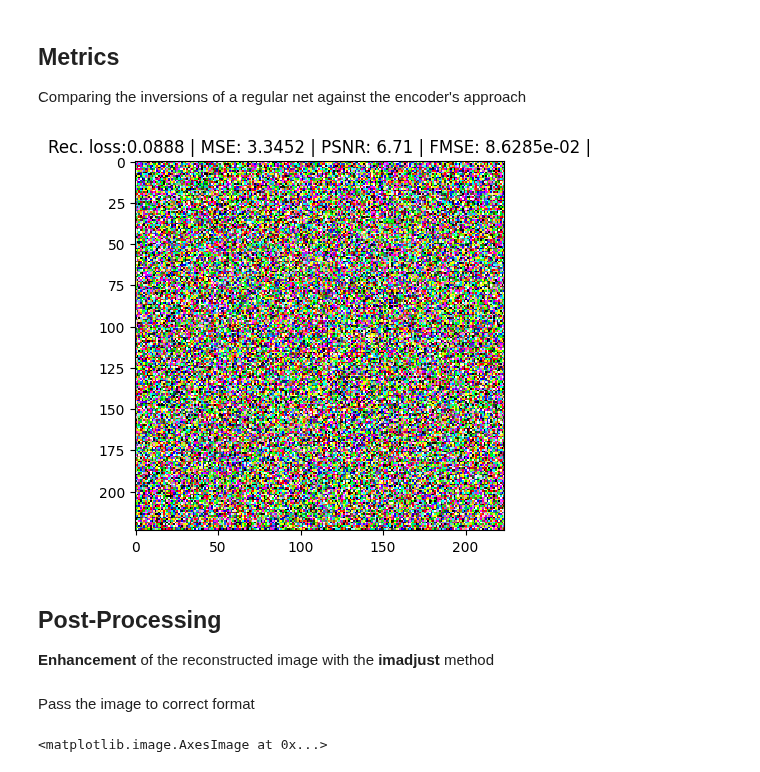
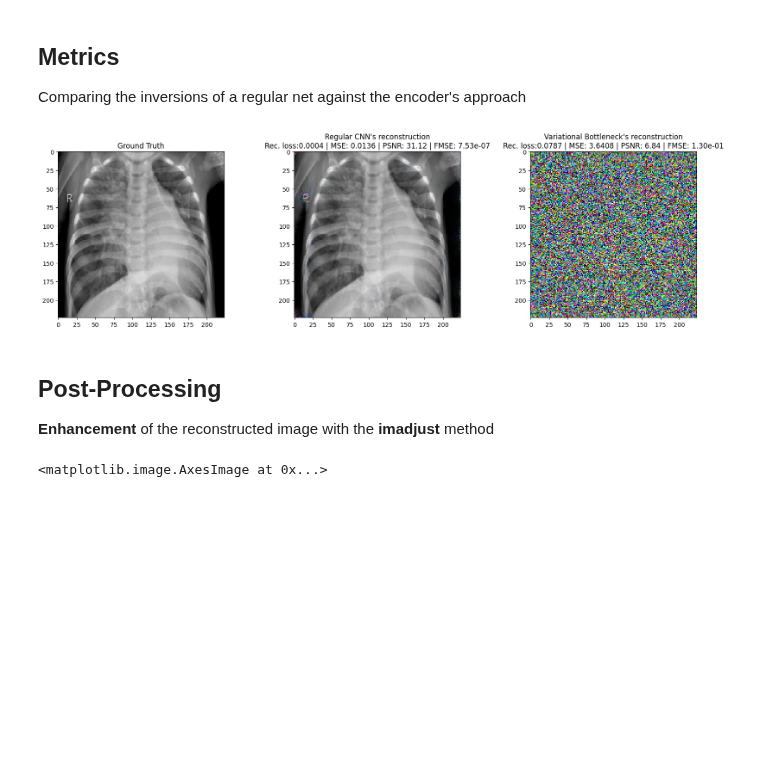
Before and after one commit to daviddelriod/FL-SecFlow, a Jupyter notebook: gradient-leakage/Almost.ipynb, the cells around one changed output. Saved outputs shown, nothing was run; the diff lists cells and outputs as text; code cells hidden in the pictures; blank space fills up the shorter version.

Commit message:
Upload with improved plots

```diff
--- a/gradient-leakage/Almost.ipynb
+++ b/gradient-leakage/Almost.ipynb
@@ -257,0 +280,4 @@ Computed loss is 0.7282
+# %%
+output_vb = model_vb(images)
+target_loss_vb = criterion(output_vb, labels)
+print(f"Computed loss is {target_loss_vb.item():.4f}")
@@ -261,4 +290,8 @@ Computed loss is 0.7282
 model.zero_grad()
 input_gradient = torch.autograd.grad(target_loss, model.parameters())
 input_gradient = [grad.detach() for grad in input_gradient]
+
+model_vb.zero_grad()
+input_gradient_vb = torch.autograd.grad(target_loss_vb, model_vb.parameters())
+input_gradient_vb = [grad.detach() for grad in input_gradient_vb]
 # %% [markdown]
@@ -303,20 +338,35 @@ Total time: 2063.9814882278442.
 # %% [markdown]
 ## Metrics
 Comparing the inversions of a regular net against the encoder's approach
-# %%
-test_mse = (output.detach() - images[1]).pow(2).mean()
-feat_mse = (model(output.detach())- model(images[1].unsqueeze(0))).pow(2).mean()
-test_psnr = inversefed.metrics.psnr(output, images, factor=1/ds)
-
-img = unnormalize(output).squeeze(0).permute(1,2,0)
-img = img.cpu().numpy()
-
-plt.imshow(img, interpolation='nearest')
-plt.title(f"Rec. loss:{stats['opt']:2.4f} | MSE: {test_mse:2.4f} "
-          f"| PSNR: {test_psnr:4.2f} | FMSE: {feat_mse:2.4e} |");
-plt.show()
-# %% [output]
-[figure, removed]
+# %%
+fig, axes = plt.subplots(1, 3, figsize=(20, 5))
+
+for i, ax in enumerate(axes):
+    if i == 0:
+        img = unnormalize(images).squeeze(0).permute(1,2,0)
+        title = "Ground Truth"
+        ax.imshow(img.cpu().numpy(), interpolation='nearest')
+        ax.set_title(title)
+    if i == 1:
+        img = unnormalize(output).squeeze(0).permute(1,2,0)
+        mse = (output.detach() - images).pow(2).mean()
+        feat_mse = (model(output.detach())- model(images)).pow(2).mean()
+        psnr = inversefed.metrics.psnr(output, images, factor=1/ds)
+        title = f"Regular CNN's reconstruction\nRec. loss:{stats['opt']:2.4f} | MSE: {mse:2.4f} | PSNR: {psnr:4.2f} | FMSE: {feat_mse:2.2e}"
+        ax.imshow(img.cpu().numpy(), interpolation='nearest')
+        ax.set_title(title)
+    elif i == 2:
+        img = unnormalize(output_vb).squeeze(0).permute(1,2,0)
+        mse_vb = (output_vb.detach() - images).pow(2).mean()
+        feat_vb_mse = (model_vb(output_vb.detach())- model_vb(images)).pow(2).mean()
+        psnr_vb = inversefed.metrics.psnr(output_vb, images, factor=1/ds)
+        title = f"Variational Bottleneck's reconstruction\nRec. loss:{stats_vb['opt']:2.4f} | MSE: {mse_vb:2.4f} | PSNR: {psnr_vb:4.2f} | FMSE: {feat_vb_mse:2.2e}"
+        ax.imshow(img.cpu().numpy(), interpolation='nearest')
+        ax.set_title(title)
+
+plt.show()
+# %% [output]
+[figure, added]
 # %% [markdown]
 ## Post-Processing
 **Enhancement** of the reconstructed image with the **imadjust** method
@@ -358,8 +408,6 @@ def imadjust(src, tol=5, vin=[0,255], vout=(0,255)):
     dst = vd
 
     return dst
-# %% [markdown]
-Pass the image to correct format
 # %%
 img_pil = Image.fromarray((img*255).astype(np.uint8))
 img_gray = grayscale(img_pil).squeeze(0).numpy()*255
```
Also changed, not shown: parts of 13 cells of this notebook.
